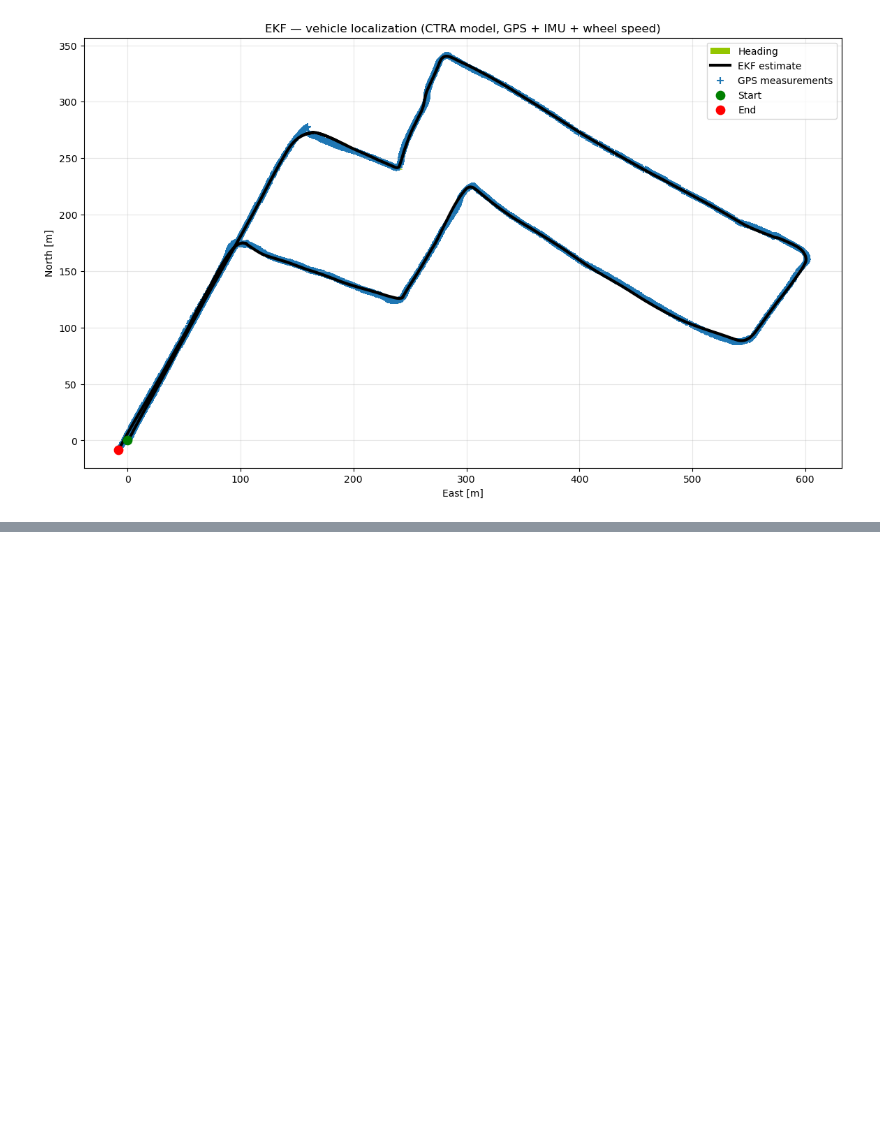
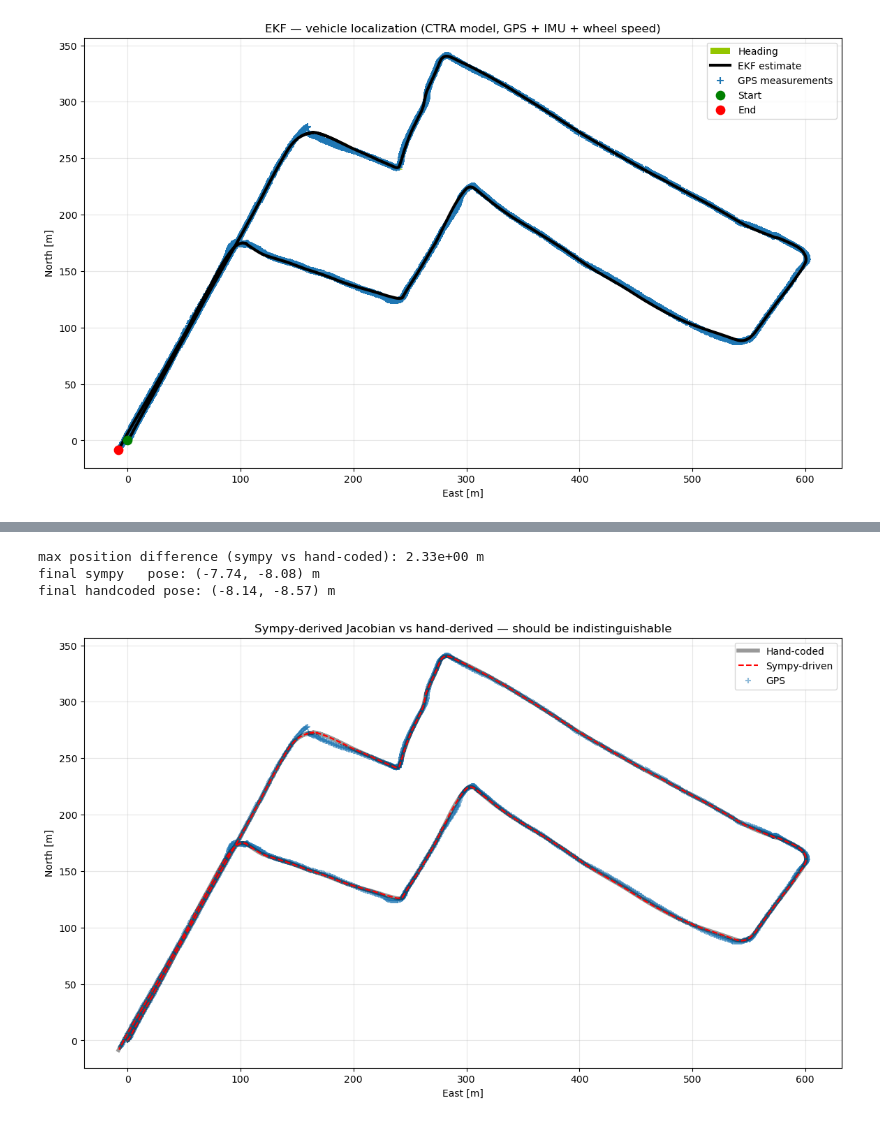
Before and after one commit to behnamasadi/Filters, a Jupyter notebook: src/ExtendedKalmanFilter.ipynb, the cells around one changed output, grey strips where cells are left out. Saved outputs shown, nothing was run; the diff lists cells and outputs as text; code cells hidden in the pictures; blank space fills up the shorter version.

```diff
--- a/src/ExtendedKalmanFilter.ipynb
+++ b/src/ExtendedKalmanFilter.ipynb
@@ -300,0 +433,11 @@ plt.show()
+# %%
+args = state_syms + (dt_s,)
+
+f_curved   = sp.lambdify(args, g_curved,   "numpy")
+f_straight = sp.lambdify(args, g_straight, "numpy")
+J_curved   = sp.lambdify(args, J_curved_sym,   "numpy")
+J_straight = sp.lambdify(args, J_straight_sym, "numpy")
+
+# Quick sanity check: evaluate at the initial state
+sample = (0.0, 0.0, 0.0, 10.0, 0.1, 1.0, 0.02)  # x, y, psi, v, dpsi, a, dt
+print("f_curved at sample state:\n", np.asarray(f_curved(*sample)).ravel())
@@ -300,0 +482,38 @@ plt.show()
+# %%
+# Reset the filter to the same initial conditions
+X2 = np.array([[mx[0]],
+               [my[0]],
+               [course[0] / 180.0 * np.pi],
+               [speed[0] / 3.6 + 1e-3],
+               [yawrate[0] / 180.0 * np.pi],
+               [ax[0]]])
+P2 = np.diag([1000.0] * N_STATES)
+
+x_hist_sympy = np.zeros((n, 3))
+
+for i in range(n):
+    driving_straight = np.abs(yawrate[i]) < 0.0001
+    X2, P2 = predict_sympy(X2, P2, Q, driving_straight, dt_sample)
+    X2, P2 = update(X2, P2, measurements[:, i], R, bool(gps_fresh[i]))
+    x_hist_sympy[i] = X2[:3, 0]
+
+# Compare to the hand-coded trajectory
+diff = np.linalg.norm(x_hist_sympy[:, :2] - x_hist[:, :2], axis=1)
+print(f"max position difference (sympy vs hand-coded): {diff.max():.2e} m")
+print(f"final sympy   pose: ({x_hist_sympy[-1, 0]:.2f}, {x_hist_sympy[-1, 1]:.2f}) m")
+print(f"final handcoded pose: ({x_hist[-1, 0]:.2f}, {x_hist[-1, 1]:.2f}) m")
+# %% [output]
+max position difference (sympy vs hand-coded): 2.33e+00 m
+final sympy   pose: (-7.74, -8.08) m
+final handcoded pose: (-8.14, -8.57) m
+# %%
+fig, ax_p = plt.subplots(figsize=(14, 8))
+ax_p.plot(x_hist[:, 0],       x_hist[:, 1],       "k-",  lw=4,  alpha=0.4, label="Hand-coded")
+ax_p.plot(x_hist_sympy[:, 0], x_hist_sympy[:, 1], "r--", lw=1.5,           label="Sympy-driven")
+ax_p.scatter(mx[::5], my[::5], s=30, c="C0", marker="+", alpha=0.5, label="GPS")
+ax_p.set_xlabel("East [m]"); ax_p.set_ylabel("North [m]")
+ax_p.set_title("Sympy-derived Jacobian vs hand-derived — should be indistinguishable")
+ax_p.set_aspect("equal", adjustable="datalim"); ax_p.grid(alpha=0.3); ax_p.legend()
+plt.show()
+# %% [output]
+[figure, added]
```
Also changed, not shown: parts of 13 cells of this notebook.
